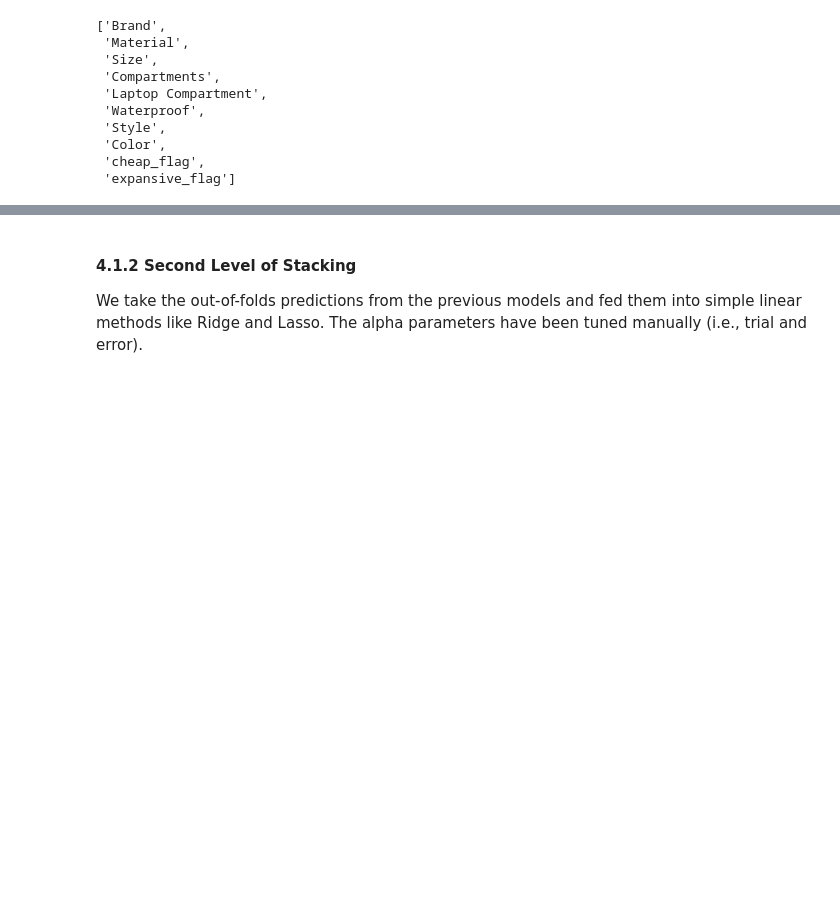
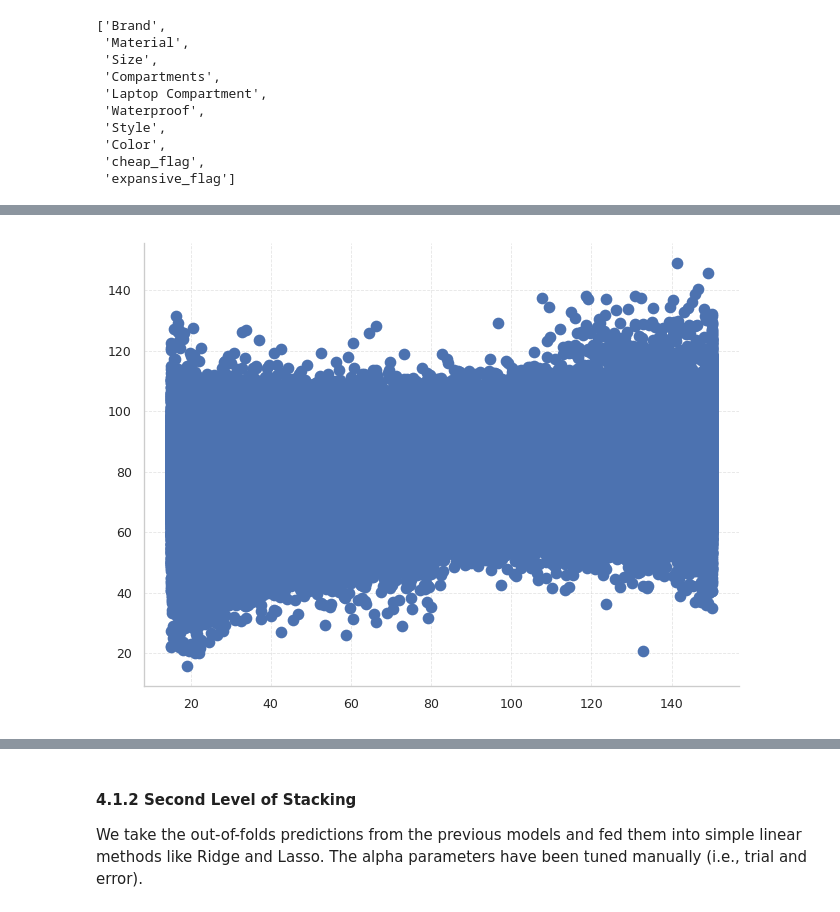
Before and after one commit to fabriziobasso/Colab_backup, a Jupyter notebook: File_07.ipynb, the cells around one changed output, grey strips where cells are left out. Cells and saved outputs as stored; diff of their text form; code cells hidden in the pictures; blank space fills up the shorter version.

```diff
--- a/File_07.ipynb
+++ b/File_07.ipynb
@@ -1133,0 +1212,8 @@ Overall → Training set Score: 38.65744±0.0161221 | Validation set Score: 38.6
+# %%
+OOF_train = pd.read_csv("/content/drive/MyDrive/Exercises/Studies_Structured_Data/Data/S5E2/Stacked_Models_step1_OOF_train.csv", index_col=0)
+OOF_test = pd.read_csv("/content/drive/MyDrive/Exercises/Studies_Structured_Data/Data/S5E2/Stacked_Models_step1_OOF_test.csv", index_col=0)
+# %%
+# OOF_train["NNMM_v0"] = TM.OOF_train["NNMM_v0"].values
+# OOF_test["NNMM_v0"] = TM.OOF_test["NNMM_v0"].values
+OOF_train["Target"] = data.y
+OOF_train.head(5)
@@ -1133,0 +1245,8 @@ Overall → Training set Score: 38.65744±0.0161221 | Validation set Score: 38.6
+# %%
+x1 = OOF_train["Target"]
+x2 = OOF_train["LGBMR1_opt"]
+
+plt.scatter(x1,x2)
+plt.show()
+# %% [output]
+[figure, added]
```
Also changed, not shown: parts of 33 cells of this notebook.
